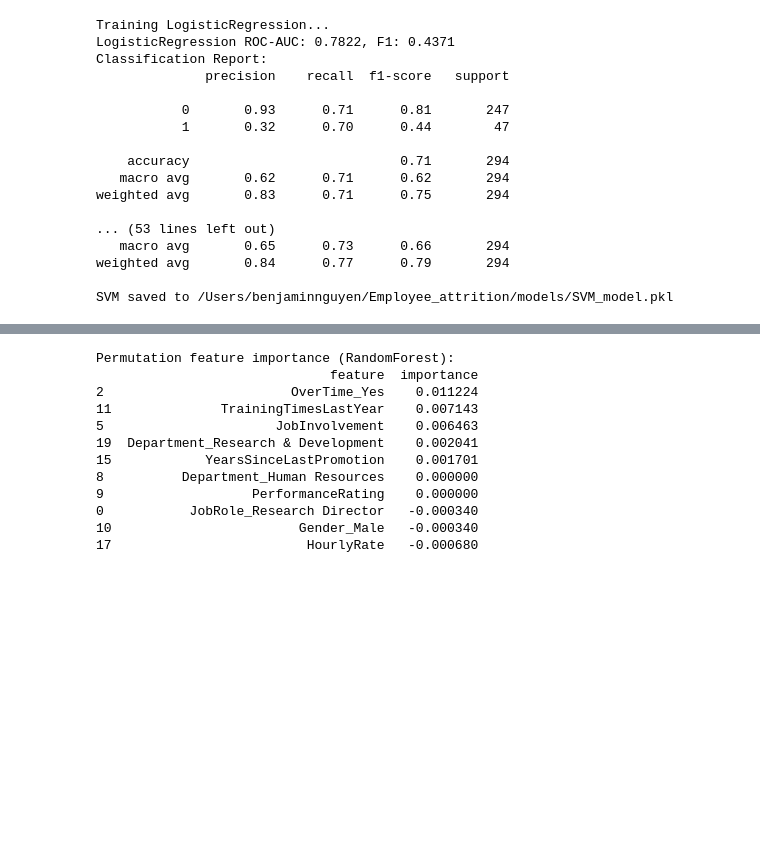
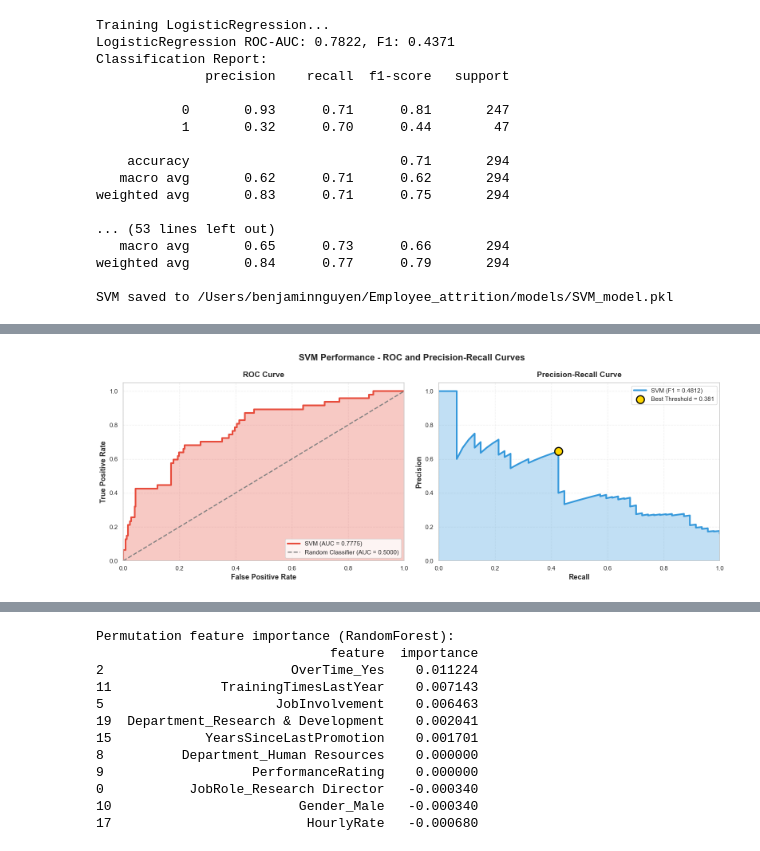
Before and after one commit to kehakinx/Employee_attrition, a Jupyter notebook: notebooks/04_modeling.ipynb, the cells around one changed output, grey strips where cells are left out. Saved outputs shown, nothing was run; the diff lists cells and outputs as text; code cells hidden in the pictures; blank space fills up the shorter version.

```diff
--- a/notebooks/04_modeling.ipynb
+++ b/notebooks/04_modeling.ipynb
@@ -266,0 +367,83 @@ LogisticRegression 0.782152  0.437086
+# %%
+# -------------------------
+# 7. SVM DETAILED ANALYSIS - VERIFY PERFORMANCE
+# -------------------------
+print("\n" + "="*70)
+print("SVM MODEL - DETAILED ANALYSIS")
+print("="*70)
+
+# Get SVM model and predictions
+svm_model = results['SVM']['model']
+y_pred_svm = svm_model.predict(X_test_fs)
+y_proba_svm = svm_model.predict_proba(X_test_fs)[:, 1]
+
+# Classification Report
+print("\nDetailed Classification Report:")
+print(classification_report(y_test, y_pred_svm,
+                          target_names=['No Attrition (0)', 'Attrition (1)'],
+                          digits=4))
+
+# Create side-by-side ROC and PR curves
+fig, axes = plt.subplots(1, 2, figsize=(16, 6))
+fig.suptitle('SVM Performance - ROC and Precision-Recall Curves',
+             fontsize=16, fontweight='bold')
+
+# --- ROC Curve ---
+fpr, tpr, _ = roc_curve(y_test, y_proba_svm)
+roc_auc = roc_auc_score(y_test, y_proba_svm)
+
+axes[0].plot(fpr, tpr, color='#e74c3c', lw=3,
+             label=f'SVM (AUC = {roc_auc:.4f})')
+axes[0].plot([0, 1], [0, 1], color='gray', lw=2, linestyle='--',
+             label='Random Classifier (AUC = 0.5000)')
+axes[0].fill_between(fpr, tpr, alpha=0.3, color='#e74c3c')
+axes[0].set_xlim([0.0, 1.0])
+axes[0].set_ylim([0.0, 1.05])
+axes[0].set_xlabel('False Positive Rate', fontsize=13, fontweight='bold')
+axes[0].set_ylabel('True Positive Rate', fontsize=13, fontweight='bold')
+axes[0].set_title('ROC Curve', fontsize=14, fontweight='bold', pad=10)
+axes[0].legend(loc="lower right", fontsize=11)
+axes[0].grid(alpha=0.3, linestyle='--')
+
+# --- Precision-Recall Curve ---
+precision, recall, thresholds = precision_recall_curve(y_test, y_proba_svm)
+f1_svm = f1_score(y_test, y_pred_svm)
+
+# Calculate F1 scores
+f1_scores = 2 * (precision[:-1] * recall[:-1]) / (precision[:-1] + recall[:-1] + 1e-8)
+best_threshold_idx = np.argmax(f1_scores)
+best_threshold = thresholds[best_threshold_idx]
+
+axes[1].plot(recall, precision, color='#3498db', lw=3,
+             label=f'SVM (F1 = {f1_svm:.4f})')
+axes[1].fill_between(recall, precision, alpha=0.3, color='#3498db')
+axes[1].scatter(recall[best_threshold_idx], precision[best_threshold_idx],
+                color='gold', s=200, zorder=5, edgecolor='black', linewidth=2,
+                label=f'Best Threshold = {best_threshold:.3f}')
+axes[1].set_xlabel('Recall', fontsize=13, fontweight='bold')
+axes[1].set_ylabel('Precision', fontsize=13, fontweight='bold')
+axes[1].set_title('Precision-Recall Curve', fontsize=14, fontweight='bold', pad=10)
+axes[1].legend(loc="best", fontsize=11)
+axes[1].grid(alpha=0.3, linestyle='--')
+axes[1].set_xlim([0.0, 1.0])
+axes[1].set_ylim([0.0, 1.05])
+
+plt.tight_layout()
+plt.savefig(str(models_folder / 'svm_performance_curves.png'),
+            dpi=300, bbox_inches='tight', facecolor='white')
+plt.show()
+
+# Print summary
+print("\n" + "="*70)
+print("SVM PERFORMANCE SUMMARY")
+print("="*70)
+print(f"ROC-AUC Score:        {roc_auc:.4f}")
+print(f"F1-Score:             {f1_svm:.4f}")
+print(f"Optimal Threshold:    {best_threshold:.4f}")
+print(f"\nInterpretation:")
+print(f"  • SVM can distinguish between classes with {roc_auc:.1%} accuracy")
+print(f"  • Achieves {recall_score(y_test, y_pred_svm):.1%} recall (catches employees at risk)")
+print(f"  • Achieves {precision_score(y_test, y_pred_svm):.1%} precision (accuracy when predicting attrition)")
+print("  • ✓ SVM is performing well on this dataset!")
+print("="*70)
+# %% [output]
@@ -266,0 +463 @@ LogisticRegression 0.782152  0.437086
+[figure, added]
```
Also changed, not shown: parts of 7 cells of this notebook, 1 other file.
